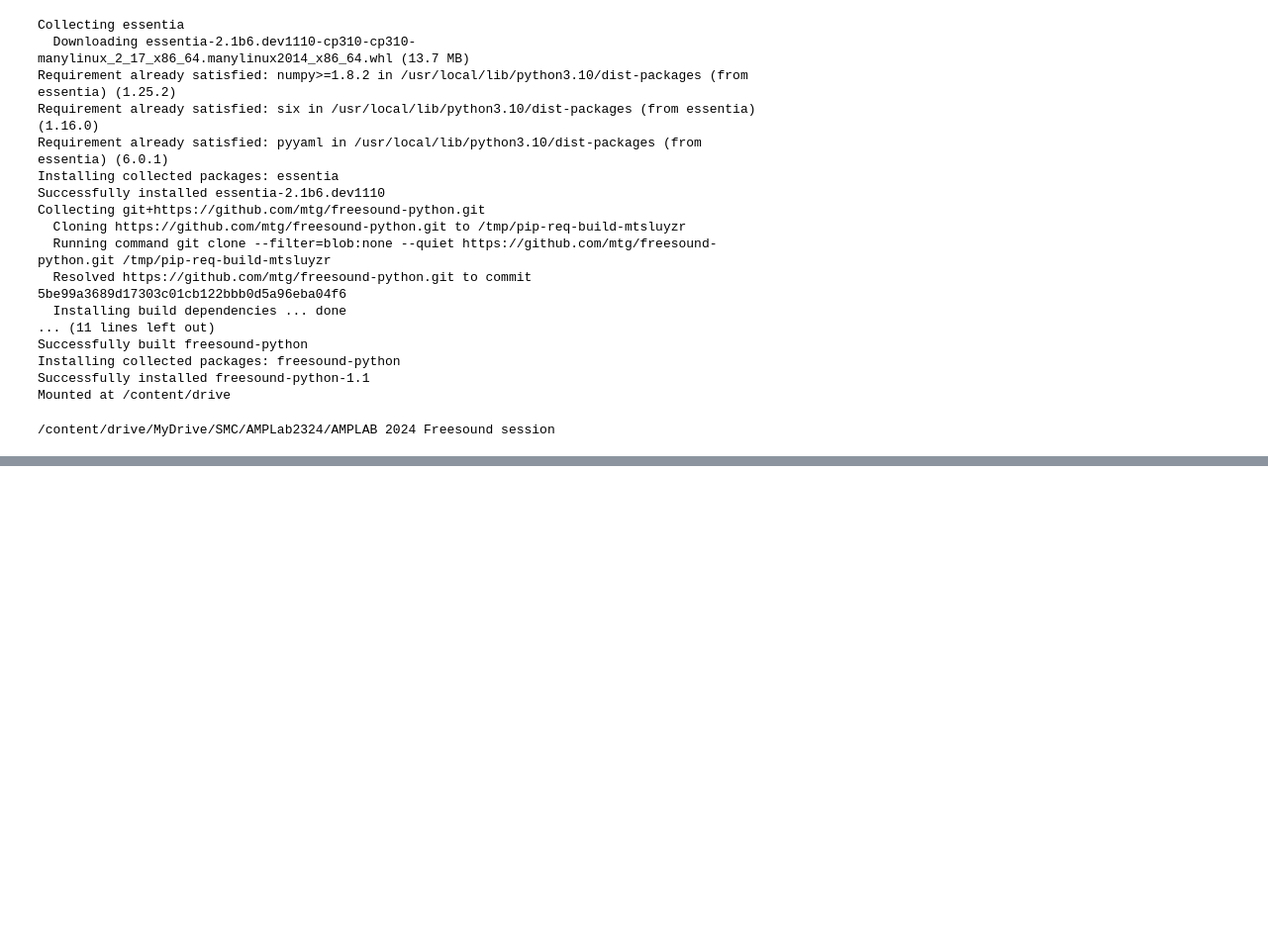
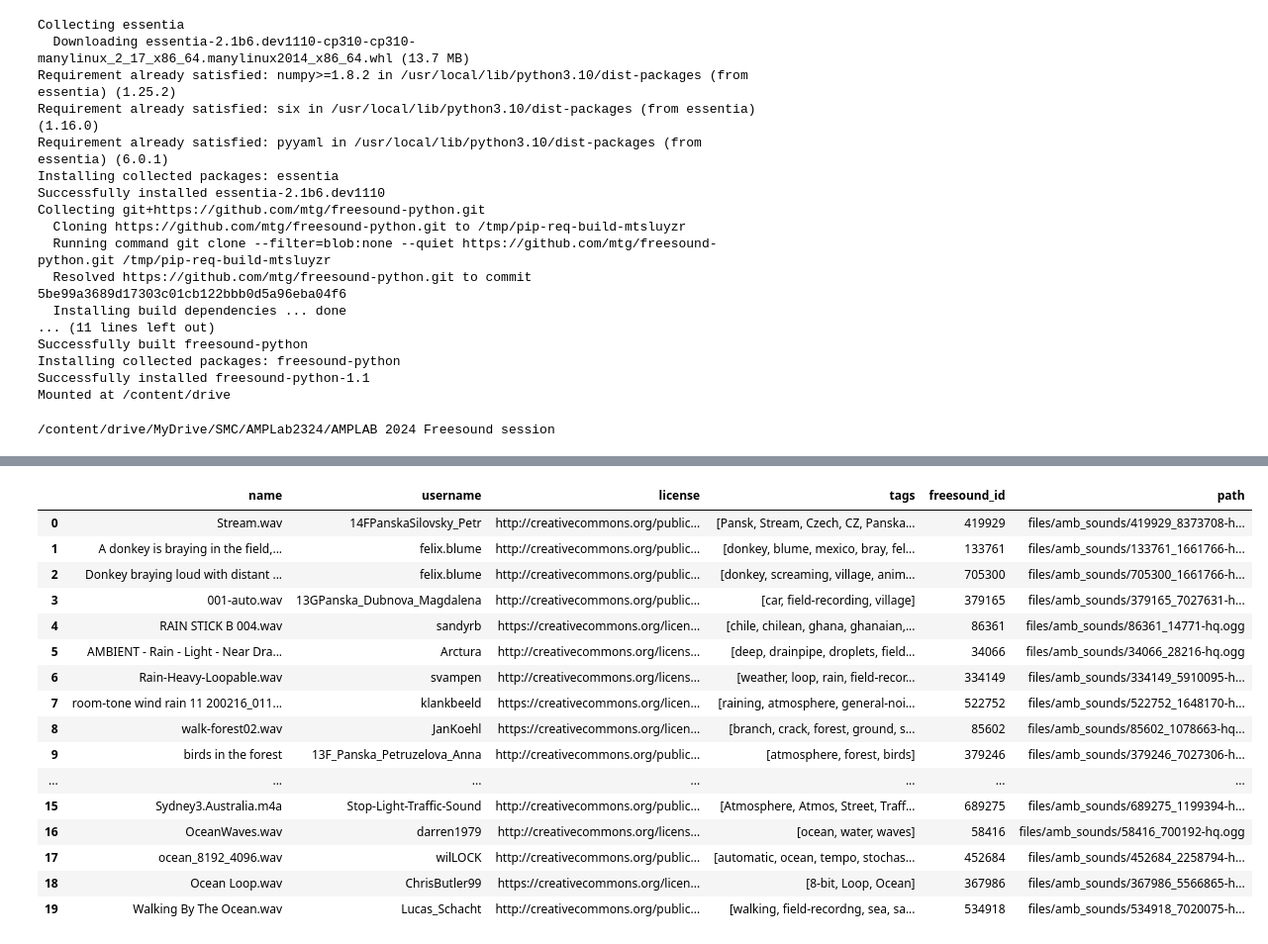
Before and after one commit to suhit-c/FreesoundMosaic_Suhit, a Jupyter notebook: 1) Create source sound collection.ipynb, the cells around one changed output, grey strips where cells are left out. Shown at 99% size. Drawn from its saved outputs; the diff is of its cells as text; code cells hidden in the pictures; blank space fills up the shorter version.

```diff
--- a/1) Create source sound collection.ipynb
+++ b/1) Create source sound collection.ipynb
@@ -163,0 +261,50 @@ Saved DataFrame with 60 entries! dataframe.csv
+# %%
+# Build our collection of sounds
+
+# Our collection of sounds is made by appending the results of a number of different queries to freesound
+# The query terms, query filters and the number of results per query are all defined here.
+# Information about how to define filters can be found in the Freesound API documentation: https://freesound.org/docs/api/resources_apiv2.html#request-parameters-text-search-parameters
+amb_sound_queries = [
+    {
+        'query': 'village',
+        'filter': 'duration:[5 TO 10]',
+        'num_results': 4,
+    },
+    {
+        'query': 'rain',
+        'filter': 'duration:[5 TO 10]',
+        'num_results': 4,
+    },
+    {
+        'query': 'forest',
+        'filter': 'duration:[5 TO 10]',
+        'num_results': 4,
+    },
+    {
+        'query': 'traffic',
+        'filter': 'duration:[5 TO 10]',
+        'num_results': 4,
+    },
+    {
+        'query': 'ocean',
+        'filter': 'duration:[5 TO 10]',
+        'num_results': 4,
+    }
+]
+
+# Do all queries and concatenate the results in a single list of sounds
+amb_sounds = sum([query_freesound(query['query'], query['filter'], query['num_results']) for query in amb_sound_queries],[])
+
+# Download the sounds and save them to FILES_DIR folder
+for count, sound in enumerate(amb_sounds):
+    print('Downloading sound with id {0} [{1}/{2}]'.format(sound.id, count + 1, len(amb_sounds)))
+    retrieve_sound_preview(sound, AMB_SOUNDS_DIR)
+
+# Make a Pandas DataFrame with the metadata of our sound collection and save it
+df =  pd.DataFrame([make_pandas_record(s, AMB_SOUNDS_DIR) for s in amb_sounds])
+df.to_csv(AMB_SOUNDS_METADATA_FILENAME)
+print('Saved DataFrame with {0} entries! {1}'.format(len(df), AMB_SOUNDS_METADATA_FILENAME))
+
+# Show the contents of our DataFrame (the metadata of our source collection)
+display(df)
+# %% [output]
@@ -163,0 +328,17 @@ Saved DataFrame with 60 entries! dataframe.csv
+|  | name | username | license | tags | freesound_id | path |
+| 0 | Stream.wav | 14FPanskaSilovsky_Petr | http://creativecommons.org/public... | [Pansk, Stream, Czech, CZ, Panska... | 419929 | files/amb_sounds/419929_8373708-h... |
+| 1 | A donkey is braying in the field,... | felix.blume | http://creativecommons.org/public... | [donkey, blume, mexico, bray, fel... | 133761 | files/amb_sounds/133761_1661766-h... |
+| 2 | Donkey braying loud with distant ... | felix.blume | http://creativecommons.org/public... | [donkey, screaming, village, anim... | 705300 | files/amb_sounds/705300_1661766-h... |
+| 3 | 001-auto.wav | 13GPanska_Dubnova_Magdalena | http://creativecommons.org/public... | [car, field-recording, village] | 379165 | files/amb_sounds/379165_7027631-h... |
+| 4 | RAIN STICK B 004.wav | sandyrb | https://creativecommons.org/licen... | [chile, chilean, ghana, ghanaian,... | 86361 | files/amb_sounds/86361_14771-hq.ogg |
+| 5 | AMBIENT - Rain - Light - Near Dra... | Arctura | http://creativecommons.org/licens... | [deep, drainpipe, droplets, field... | 34066 | files/amb_sounds/34066_28216-hq.ogg |
+| 6 | Rain-Heavy-Loopable.wav | svampen | http://creativecommons.org/licens... | [weather, loop, rain, field-recor... | 334149 | files/amb_sounds/334149_5910095-h... |
+| 7 | room-tone wind rain 11 200216_011... | klankbeeld | https://creativecommons.org/licen... | [raining, atmosphere, general-noi... | 522752 | files/amb_sounds/522752_1648170-h... |
+| 8 | walk-forest02.wav | JanKoehl | https://creativecommons.org/licen... | [branch, crack, forest, ground, s... | 85602 | files/amb_sounds/85602_1078663-hq... |
+| 9 | birds in the forest | 13F_Panska_Petruzelova_Anna | http://creativecommons.org/public... | [atmosphere, forest, birds] | 379246 | files/amb_sounds/379246_7027306-h... |
+| ... | ... | ... | ... | ... | ... | ... |
+| 15 | Sydney3.Australia.m4a | Stop-Light-Traffic-Sound | http://creativecommons.org/public... | [Atmosphere, Atmos, Street, Traff... | 689275 | files/amb_sounds/689275_1199394-h... |
+| 16 | OceanWaves.wav | darren1979 | http://creativecommons.org/licens... | [ocean, water, waves] | 58416 | files/amb_sounds/58416_700192-hq.ogg |
+| 17 | ocean_8192_4096.wav | wilLOCK | http://creativecommons.org/public... | [automatic, ocean, tempo, stochas... | 452684 | files/amb_sounds/452684_2258794-h... |
+| 18 | Ocean Loop.wav | ChrisButler99 | https://creativecommons.org/licen... | [8-bit, Loop, Ocean] | 367986 | files/amb_sounds/367986_5566865-h... |
+| 19 | Walking By The Ocean.wav | Lucas_Schacht | http://creativecommons.org/public... | [walking, field-recordng, sea, sa... | 534918 | files/amb_sounds/534918_7020075-h... |
```
Also changed, not shown: parts of 7 cells of this notebook, 12 other files.
